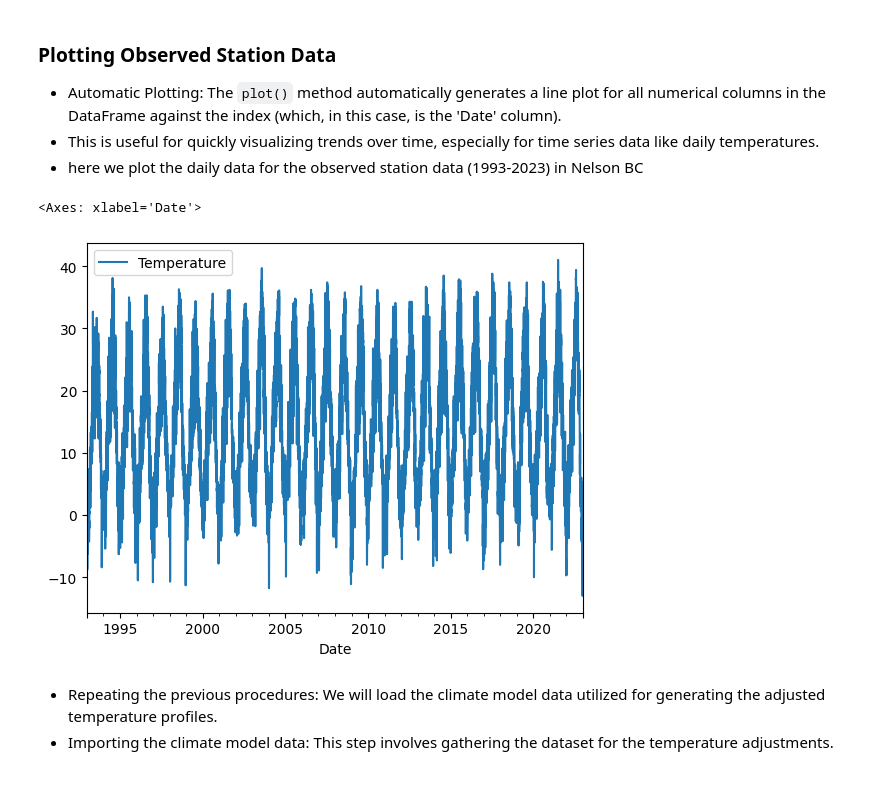
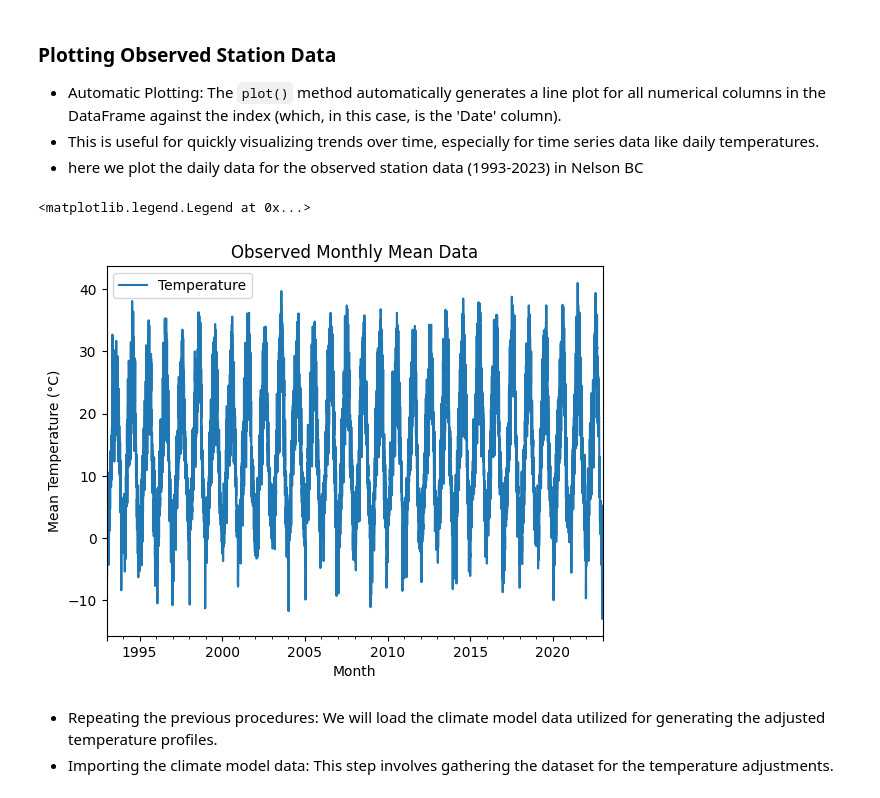
Before and after one commit to LucasSpielman/2-Assignment-Example, a Jupyter notebook: Bias Adjustment.ipynb, the cells around one changed output. Drawn from its saved outputs; the diff is of its cells as text; code cells hidden in the pictures.

Commit message:
Clarified plot legends and descriptions

```diff
--- a/Bias Adjustment.ipynb
+++ b/Bias Adjustment.ipynb
@@ -77,11 +75,17 @@ observed_data.set_index('Date', inplace=True)
 - Automatic Plotting: The `plot()` method automatically generates a line plot for all numerical columns in the DataFrame against the index (which, in this case, is the 'Date' column).
 - This is useful for quickly visualizing trends over time, especially for time series data like daily temperatures.
 - here we plot the daily data for the observed station data (1993-2023) in Nelson BC
-# %%
-observed_data.plot()
-# %% [output]
-<Axes: xlabel='Date'>
-[figure, removed]
+# %%
+observed_data.plot(label='Observed Monthly Mean')
+
+plt.title('Observed Monthly Mean Data')
+plt.xlabel('Month')
+plt.ylabel('Mean Temperature (°C)')
+
+plt.legend()
+# %% [output]
+<matplotlib.legend.Legend at 0x...>
+[figure, added]
 # %% [markdown]
 - Repeating the previous procedures: We will load the climate model data utilized for generating the adjusted temperature profiles.
 - Importing the climate model data: This step involves gathering the dataset for the temperature adjustments.
```
Also changed, not shown: parts of 12 cells of this notebook, 1 other file.
